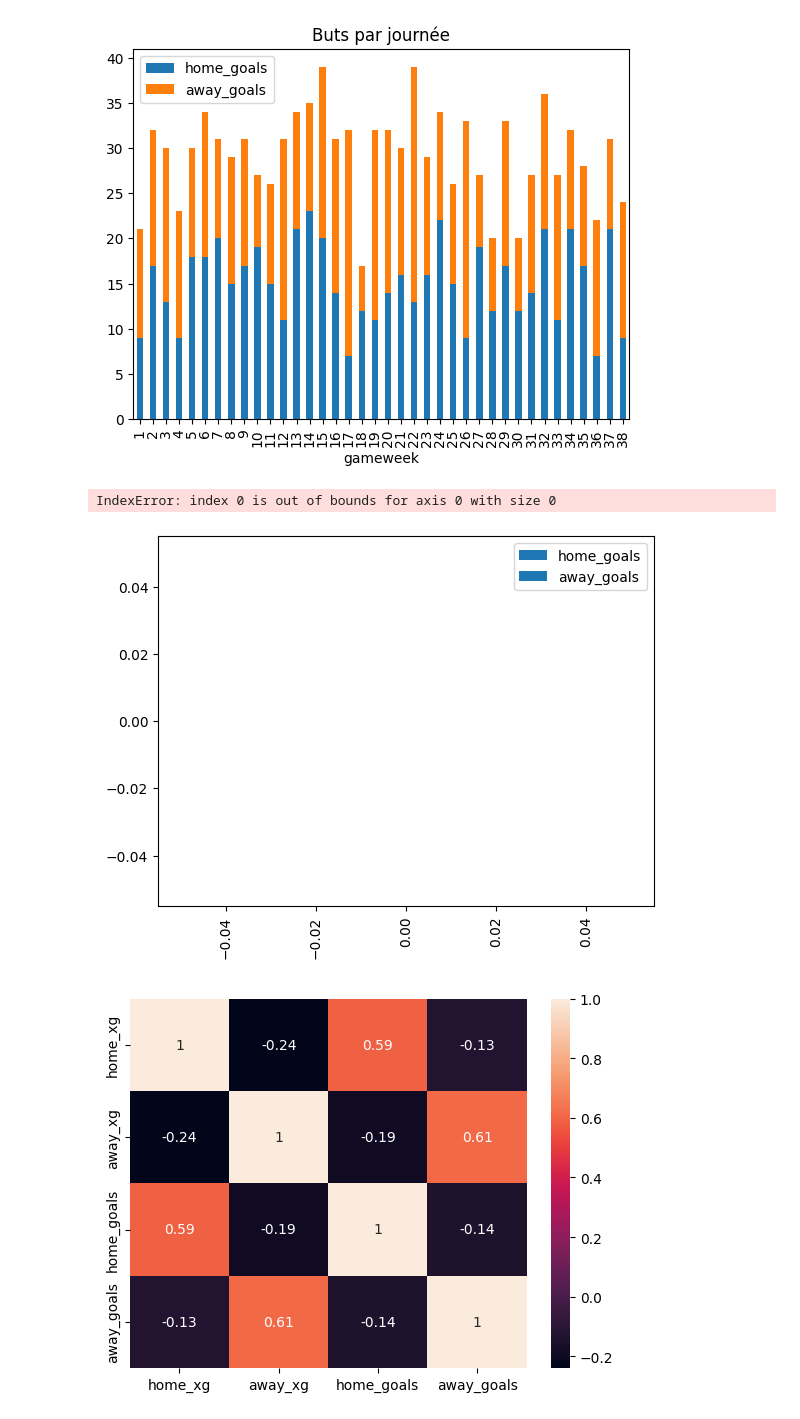
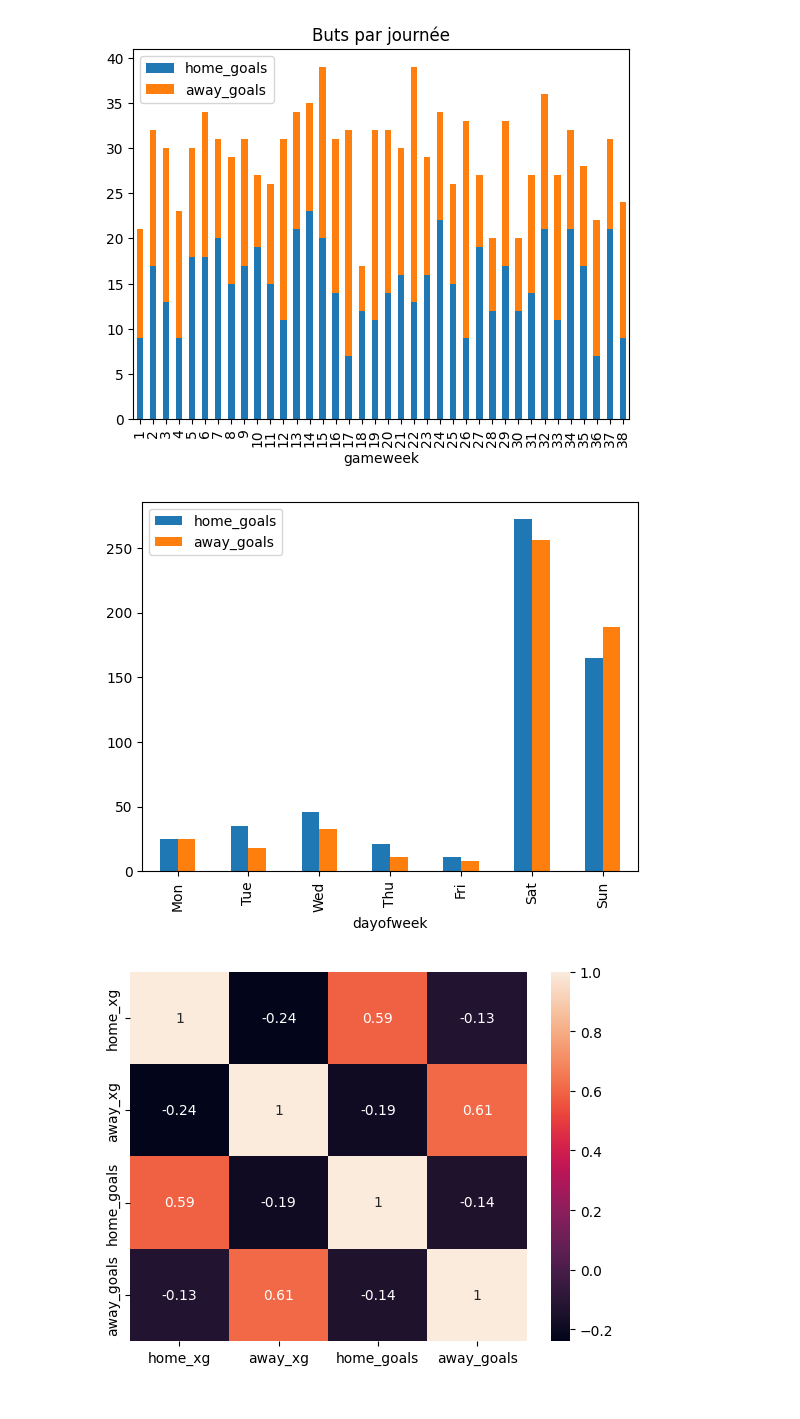
Before and after one commit to Angislad20/Premier-League-2024-25-EDA, a Jupyter notebook: notebooks/01_EDA_matches.ipynb, the cells around one changed output. Cells and saved outputs as stored; diff of their text form; code cells hidden in the pictures.

```diff
--- a/notebooks/01_EDA_matches.ipynb
+++ b/notebooks/01_EDA_matches.ipynb
@@ -150,15 +150,14 @@ plt.show()
 # %% [output]
 [figure]
 # %%
-order = ['Mon','Tue','Wed','Thursday','Friday','Saturday','Sunday']
+order = ['Mon','Tue','Wed','Thu','Fri','Sat','Sun']
 
 df_eda['dayofweek'] = pd.Categorical(df_eda['dayofweek'], categories=order, ordered=True)
 
 df_eda.groupby('dayofweek')[['home_goals','away_goals']].sum().plot(kind='bar')
 plt.show()
 # %% [output]
-IndexError: index 0 is out of bounds for axis 0 with size 0
-[figure, old version]
+[figure, new version]
 # %%
 sns.heatmap(df_eda[['home_xg','away_xg','home_goals','away_goals']].corr(), annot=True)
 plt.show()
```
Also changed, not shown: parts of 10 cells of this notebook, 1 other file.
